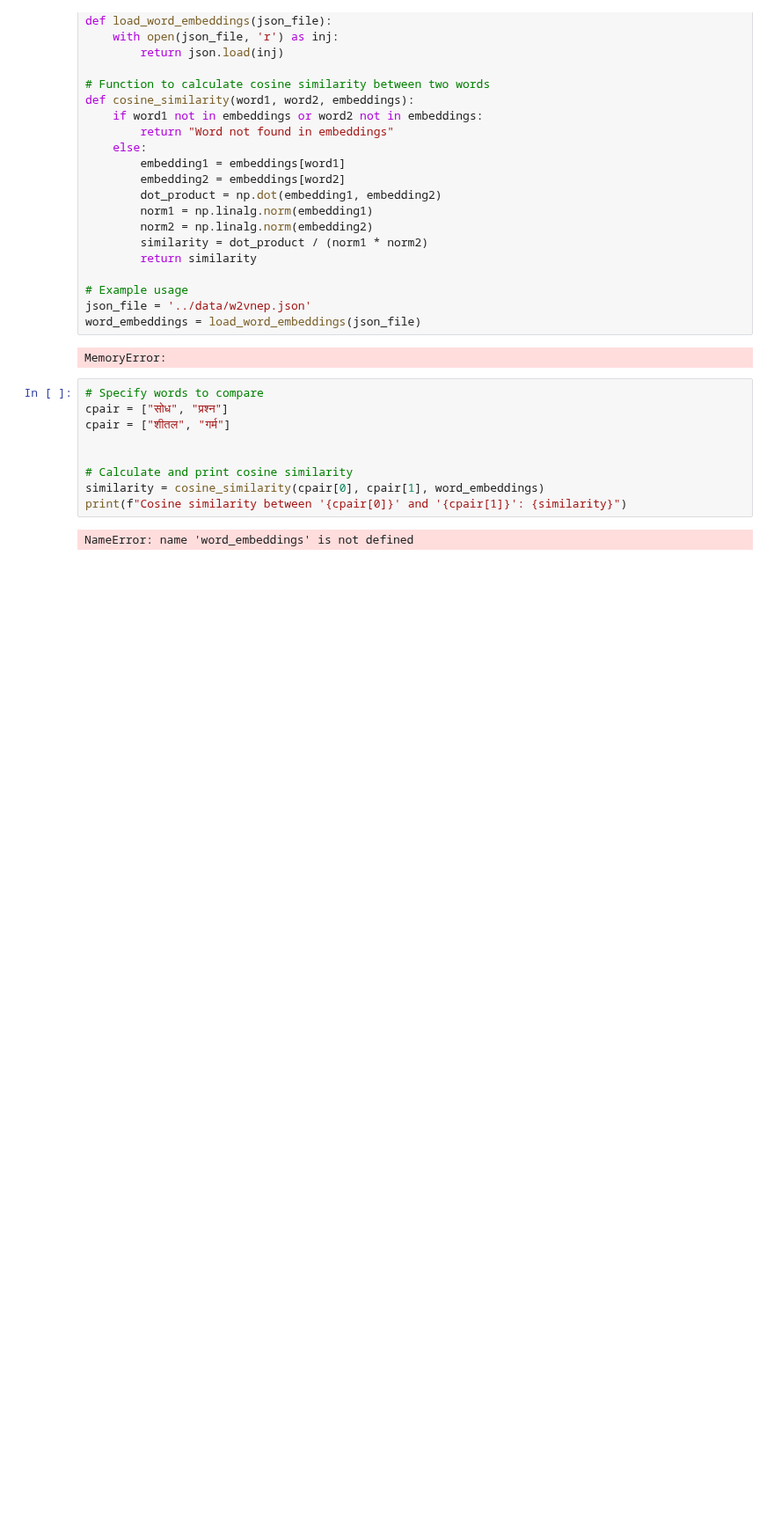
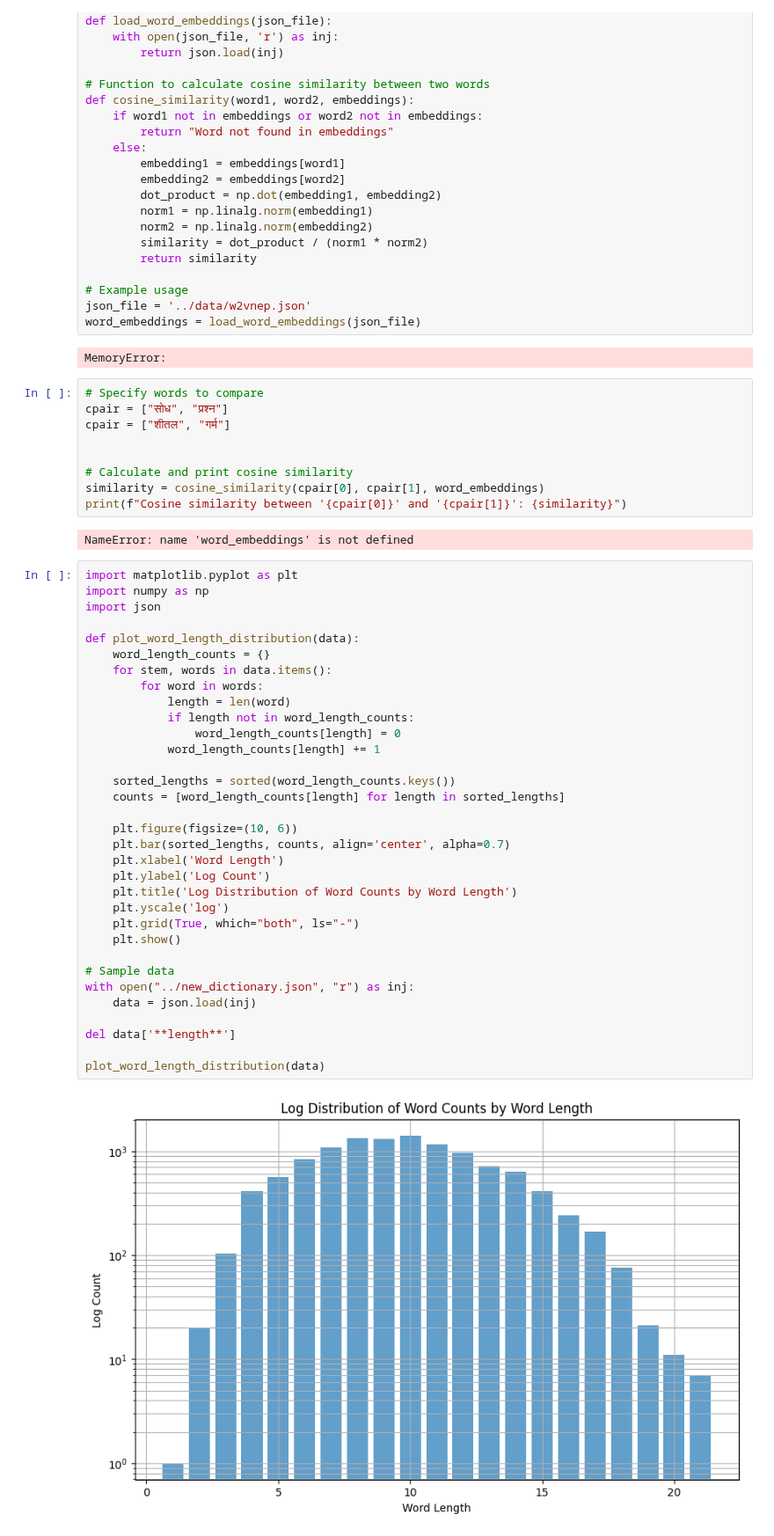
Before and after one commit to dlmee/fuzzy-happiness, a Jupyter notebook: utility_scripts/plot.ipynb, the cells around one changed output. Shown at 88% size. Drawn from its saved outputs; the diff is of its cells as text; blank space fills up the shorter version.

```diff
--- a/utility_scripts/plot.ipynb
+++ b/utility_scripts/plot.ipynb
@@ -166,3 +166,38 @@ similarity = cosine_similarity(cpair[0], cpair[1], word_embeddings)
 print(f"Cosine similarity between '{cpair[0]}' and '{cpair[1]}': {similarity}")
 # %% [output]
 NameError: name 'word_embeddings' is not defined
+# %%
+import matplotlib.pyplot as plt
+import numpy as np
+import json
+
+def plot_word_length_distribution(data):
+    word_length_counts = {}
+    for stem, words in data.items():
+        for word in words:
+            length = len(word)
+            if length not in word_length_counts:
+                word_length_counts[length] = 0
+            word_length_counts[length] += 1
+
+    sorted_lengths = sorted(word_length_counts.keys())
+    counts = [word_length_counts[length] for length in sorted_lengths]
+
+    plt.figure(figsize=(10, 6))
+    plt.bar(sorted_lengths, counts, align='center', alpha=0.7)
+    plt.xlabel('Word Length')
+    plt.ylabel('Log Count')
+    plt.title('Log Distribution of Word Counts by Word Length')
+    plt.yscale('log')
+    plt.grid(True, which="both", ls="-")
+    plt.show()
+
+# Sample data
+with open("../new_dictionary.json", "r") as inj:
+    data = json.load(inj)
+
+del data['**length**']
+
+plot_word_length_distribution(data)
+# %% [output]
+[figure, added]
```
Also changed, not shown: parts of 1 cell of this notebook, 17 other files.
